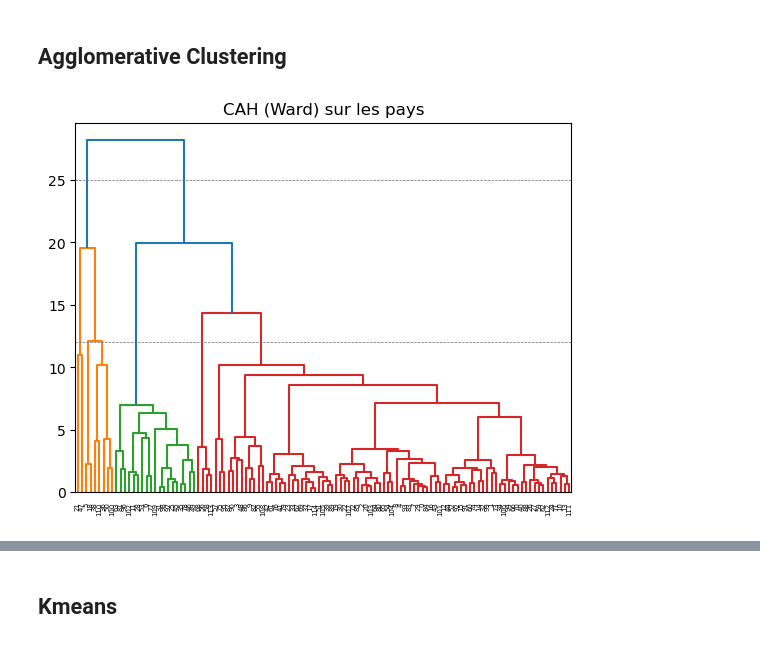
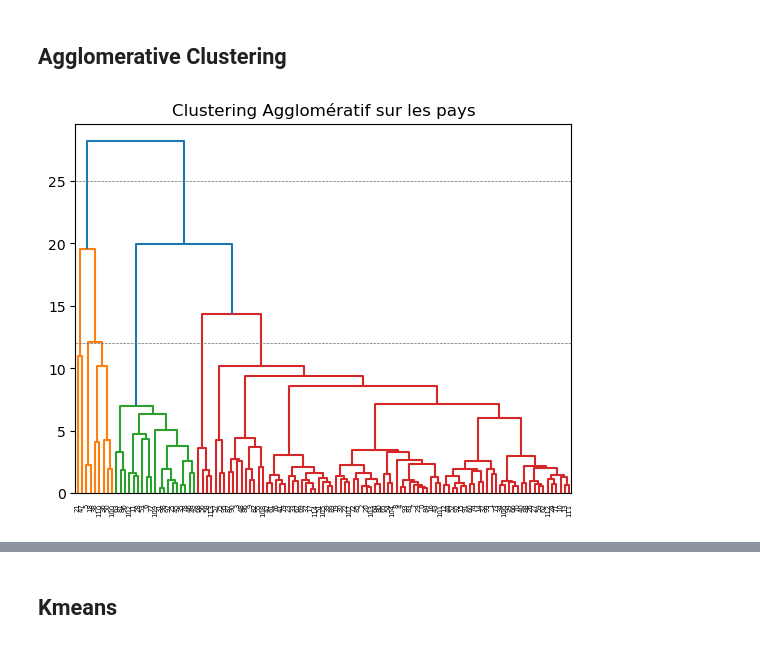
Before and after one commit to ahmedmokeddem/dalas, a Jupyter notebook: code/code EDA/Clustering.ipynb, the cells around one changed output, grey strips where cells are left out. Cells and saved outputs as stored; diff of their text form; code cells hidden in the pictures.

```diff
--- a/code/code EDA/Clustering.ipynb
+++ b/code/code EDA/Clustering.ipynb
@@ -77,28 +77,28 @@ df_num_clean=pd.DataFrame(scaler.fit_transform(df_num_clean), columns=df_num_cle
 # %%
 modele_agglomerativeClustering = AgglomerativeClustering(distance_threshold=0, n_clusters=None)
 
 modele_agglomerativeClustering.fit(df_num_clean)
 def plot_dendrogram(model, **kwargs):
     counts = np.zeros(model.children_.shape[0])
     n_samples = len(model.labels_)
     for i, merge in enumerate(model.children_):
         current_count = 0
         for child_idx in merge:
             if child_idx < n_samples:
                 current_count += 1
             else:
                 current_count += counts[child_idx - n_samples]
         counts[i] = current_count
 
     linkage_matrix = np.column_stack([model.children_, model.distances_,
                                       counts]).astype(float)
 
     dendrogram(linkage_matrix, **kwargs)
-plt.title("CAH (Ward) sur les pays")
+plt.title("Clustering Agglomératif sur les pays")
 # plot the top three levels of the dendrogram
 plot_dendrogram(modele_agglomerativeClustering)
 plt.axhline(y = 25, linewidth = .5, color = "dimgray", linestyle = "--")
 plt.axhline(y = 12, linewidth = .5, color = "dimgray", linestyle = "--")
 plt.show()
 # %% [output]
-[figure, old version]
+[figure, new version]
```
Also changed, not shown: parts of 4 cells of this notebook.
